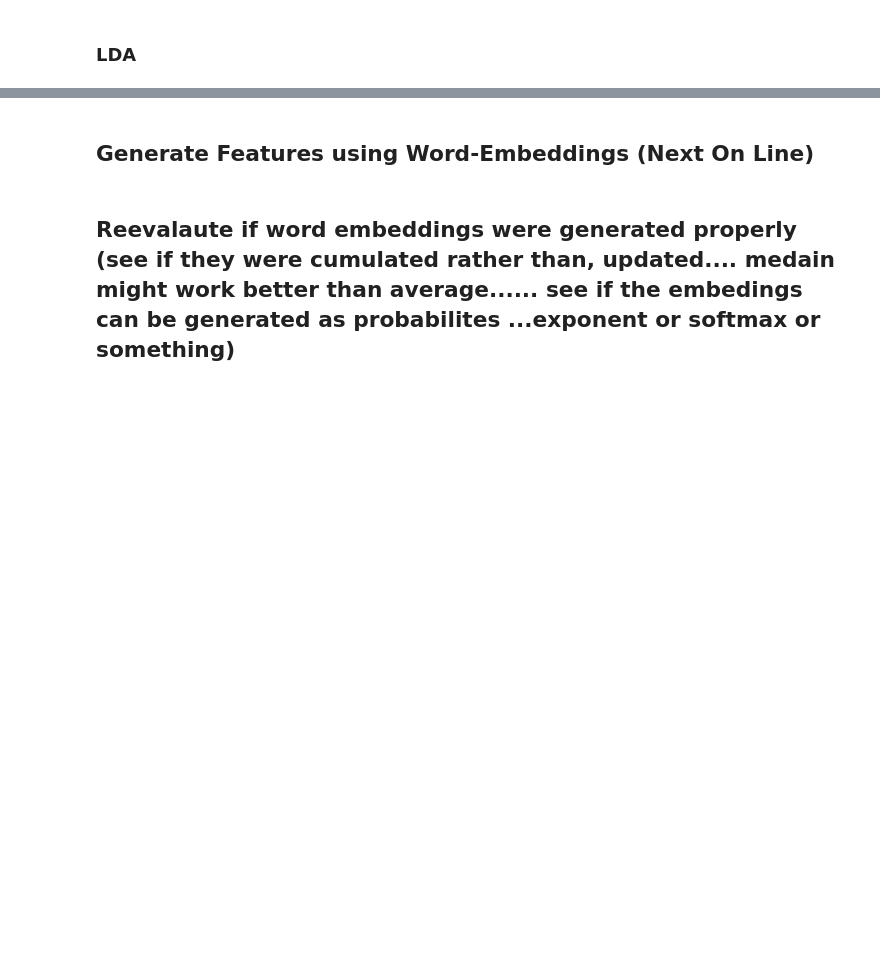
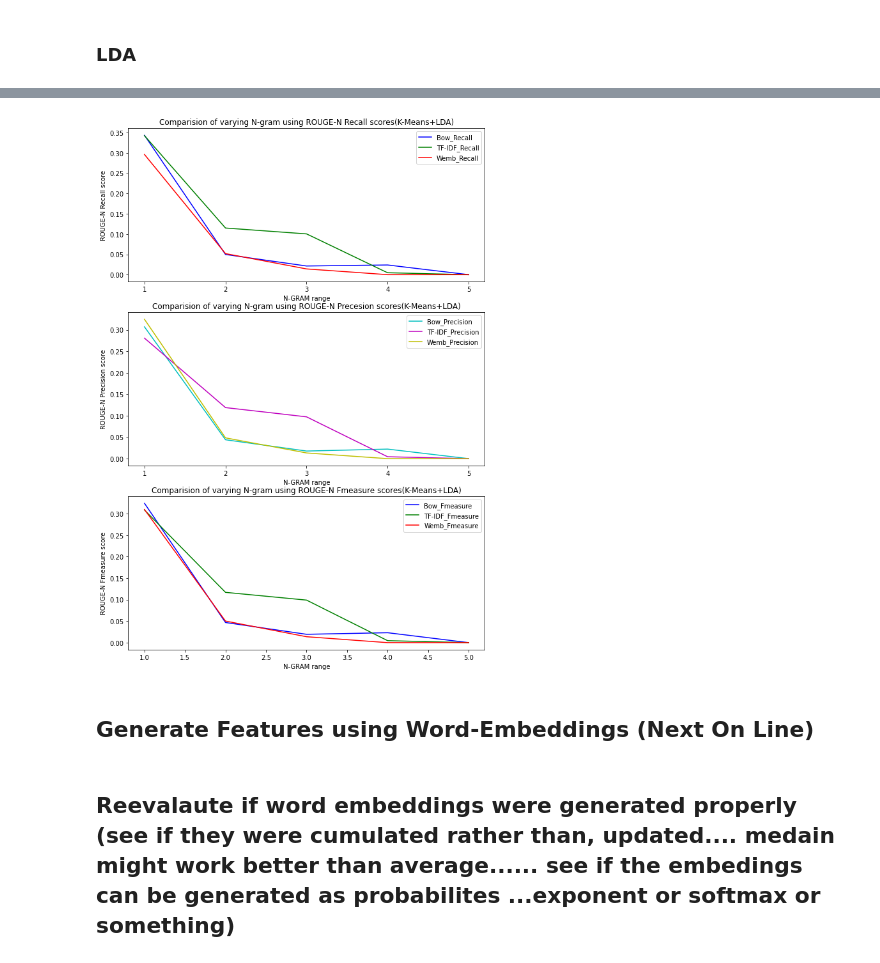
Before and after one commit to splAcharya/Extractive_Text_Summarization, a Jupyter notebook: ExTs.ipynb, the cells around one changed output, grey strips where cells are left out. Cells and saved outputs as stored; diff of their text form; code cells hidden in the pictures; blank space fills up the shorter version.

```diff
--- a/ExTs.ipynb
+++ b/ExTs.ipynb
@@ -1610,3 +1797,38 @@ plt.show()
+# %%
+fig, ax = plt.subplots(3,1,figsize=(10,15))
+
+n_gram_range = [i for i in range(1,6)]
+
+ax[0].plot(n_gram_range,klda_comparision_df["BOW_Recall"],'b-', label="Bow_Recall")
+ax[0].plot(n_gram_range,klda_comparision_df["TF-IDF_Recall"],'g-', label="TF-IDF_Recall")
+ax[0].plot(n_gram_range,klda_comparision_df["W-Emb_Recall"],'r-', label="Wemb_Recall")
+ax[0].title.set_text("Comparision of varying N-gram using ROUGE-N Recall scores(K-Means+LDA)")
+ax[0].set_xlabel("N-GRAM range")
+ax[0].set_xticks(n_gram_range)
+ax[0].set_ylabel("ROUGE-N Recall score")
+ax[0].legend(loc="best")
+
+ax[1].plot(n_gram_range,klda_comparision_df["BOW_Precision"],'c-', label="Bow_Precision")
+ax[1].plot(n_gram_range,klda_comparision_df["TF-IDF_Precision"],'m-', label="TF-IDF_Precision")
+ax[1].plot(n_gram_range,klda_comparision_df["W-Emb_Precision"],'y-', label="Wemb_Precision")
+ax[1].title.set_text("Comparision of varying N-gram using ROUGE-N Precesion scores(K-Means+LDA)")
+ax[1].set_xlabel("N-GRAM range")
+ax[1].set_xticks(n_gram_range)
+ax[1].set_ylabel("ROUGE-N Precision score")
+ax[1].legend(loc="best")
+
+ax[2].plot(n_gram_range,klda_comparision_df["BOW_Fmeasure"],'b-', label="Bow_Fmeasure")
+ax[2].plot(n_gram_range,klda_comparision_df["TF-IDF_Fmeasure"],'g-', label="TF-IDF_Fmeasure")
+ax[2].plot(n_gram_range,klda_comparision_df["W-Emb_Fmeasure"],'r-', label="Wemb_Fmeasure")
+ax[2].title.set_text("Comparision of varying N-gram using ROUGE-N Fmeasure scores(K-Means+LDA)")
+ax[2].set_xlabel("N-GRAM range")
+ax[1].set_xticks(n_gram_range)
+ax[2].set_ylabel("ROUGE-N Fmeasure score")
+ax[2].legend(loc="best")
+
+plt.show()
+# %% [output]
+[figure, added]
 # %% [markdown]
 ## Generate Features using Word-Embeddings (Next On Line)
 # %% [markdown]
```
Also changed, not shown: parts of 41 cells of this notebook.
